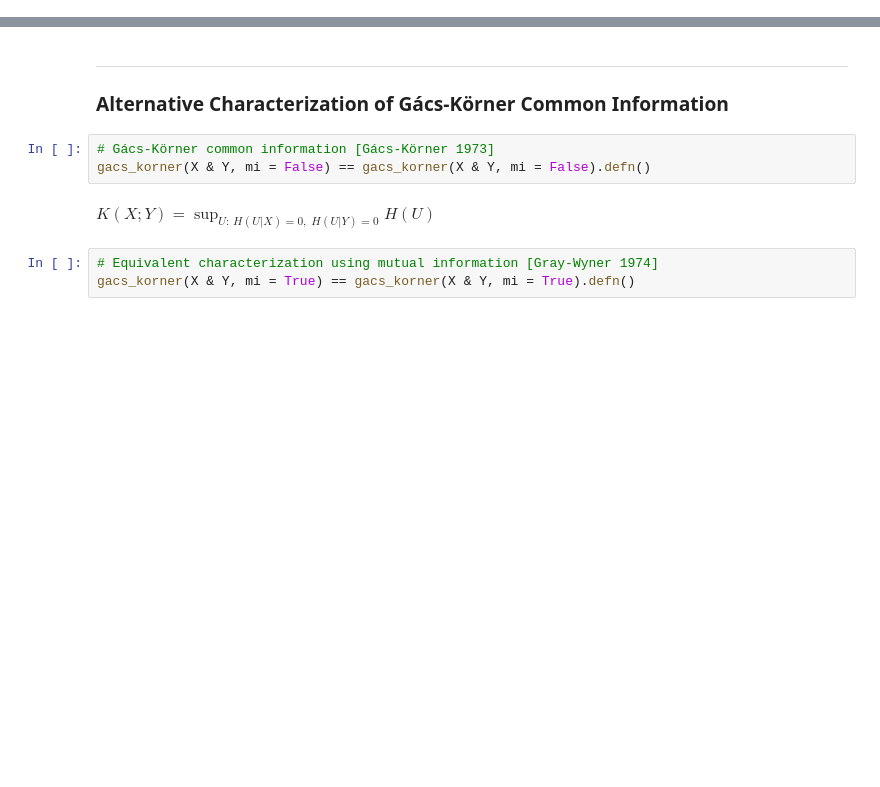
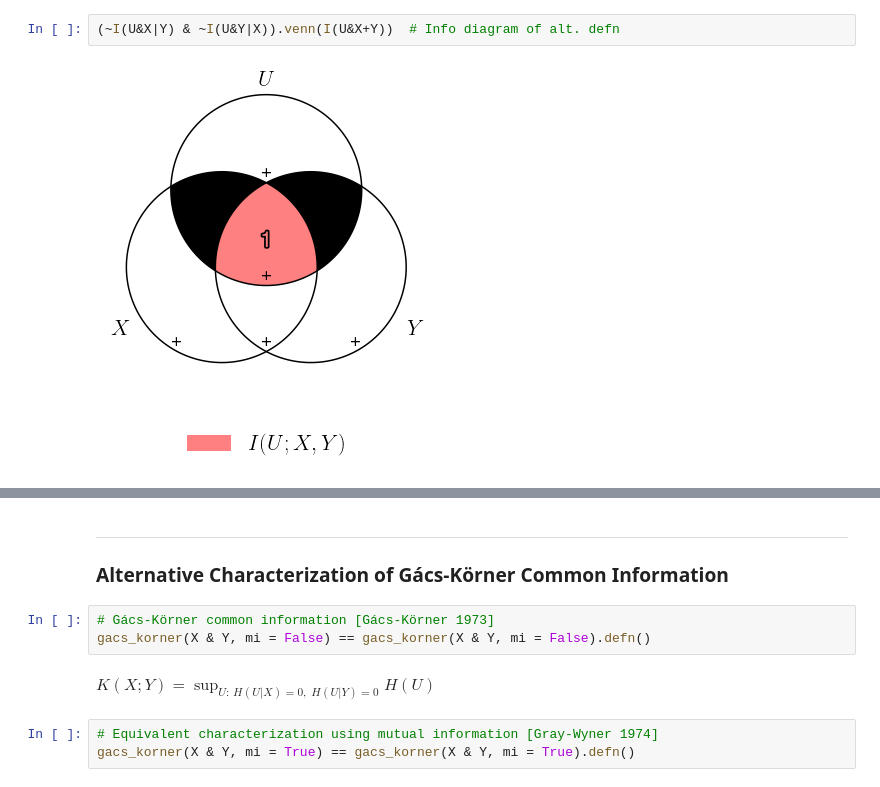
Before and after one commit to cheuktingli/psitip, a Jupyter notebook: examples/demo_commoninfo.ipynb, the cells around one changed output, grey strips where cells are left out. Drawn from its saved outputs; the diff is of its cells as text; blank space fills up the shorter version.

```diff
--- a/examples/demo_commoninfo.ipynb
+++ b/examples/demo_commoninfo.ipynb
@@ -21,0 +47,4 @@ $ K(X; Y) = \sup_{U:\,  U \leftrightarrow Y \leftrightarrow X,\;  U \leftrightar
+# %%
+(~I(U&X|Y) & ~I(U&Y|X)).venn(I(U&X+Y))  # Info diagram of alt. defn
+# %% [output]
+[figure, added]
```
Also changed, not shown: parts of 32 cells of this notebook, 54 other files.
